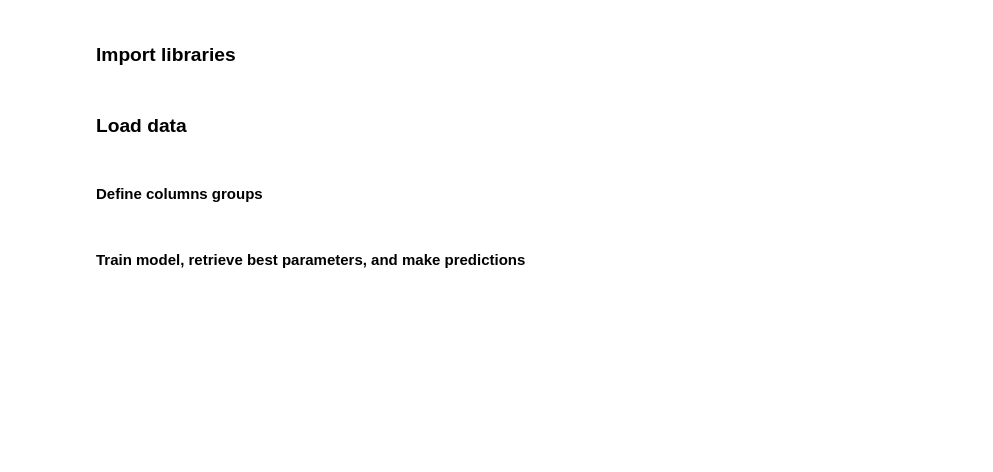
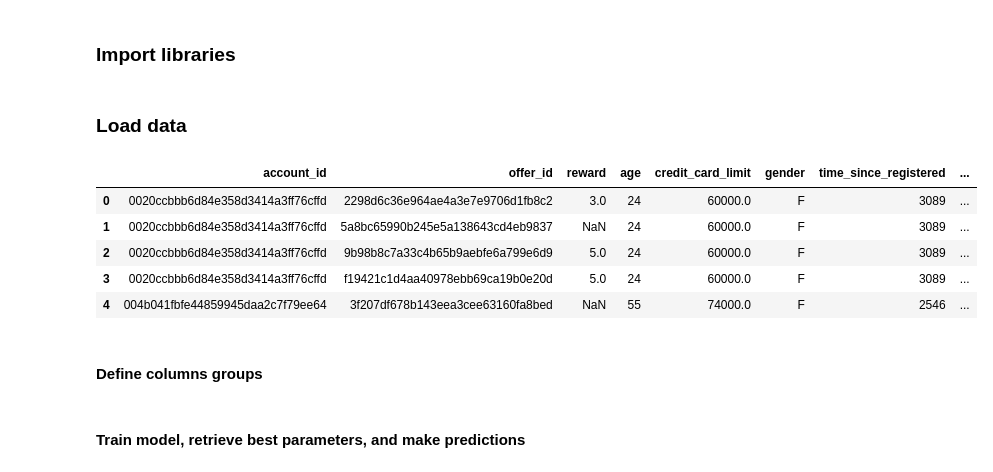
Before and after one commit to estervianax/ifood-case, a Jupyter notebook: notebooks/2_modeling.ipynb, the cells around one changed output. Saved outputs shown, nothing was run; the diff lists cells and outputs as text; code cells hidden in the pictures; blank space fills up the shorter version.

```diff
--- a/notebooks/2_modeling.ipynb
+++ b/notebooks/2_modeling.ipynb
@@ -11,6 +11,15 @@ import pandas as pd
 ### Load data
 # %%
 df_modelo = pd.read_parquet('~/ifood_case/data/processed/df_model.parquet')
+# %%
+df_modelo.head()
+# %% [output]
+|  | account_id | offer_id | reward | age | credit_card_limit | gender | time_since_registered | ... |
+| 0 | 0020ccbbb6d84e358d3414a3ff76cffd | 2298d6c36e964ae4a3e7e9706d1fb8c2 | 3.0 | 24 | 60000.0 | F | 3089 | ... |
+| 1 | 0020ccbbb6d84e358d3414a3ff76cffd | 5a8bc65990b245e5a138643cd4eb9837 | NaN | 24 | 60000.0 | F | 3089 | ... |
+| 2 | 0020ccbbb6d84e358d3414a3ff76cffd | 9b98b8c7a33c4b65b9aebfe6a799e6d9 | 5.0 | 24 | 60000.0 | F | 3089 | ... |
+| 3 | 0020ccbbb6d84e358d3414a3ff76cffd | f19421c1d4aa40978ebb69ca19b0e20d | 5.0 | 24 | 60000.0 | F | 3089 | ... |
+| 4 | 004b041fbfe44859945daa2c7f79ee64 | 3f207df678b143eea3cee63160fa8bed | NaN | 55 | 74000.0 | F | 2546 | ... |
 # %% [markdown]
 #### Define columns groups
 # %%
```
Also changed, not shown: 2 other files.
